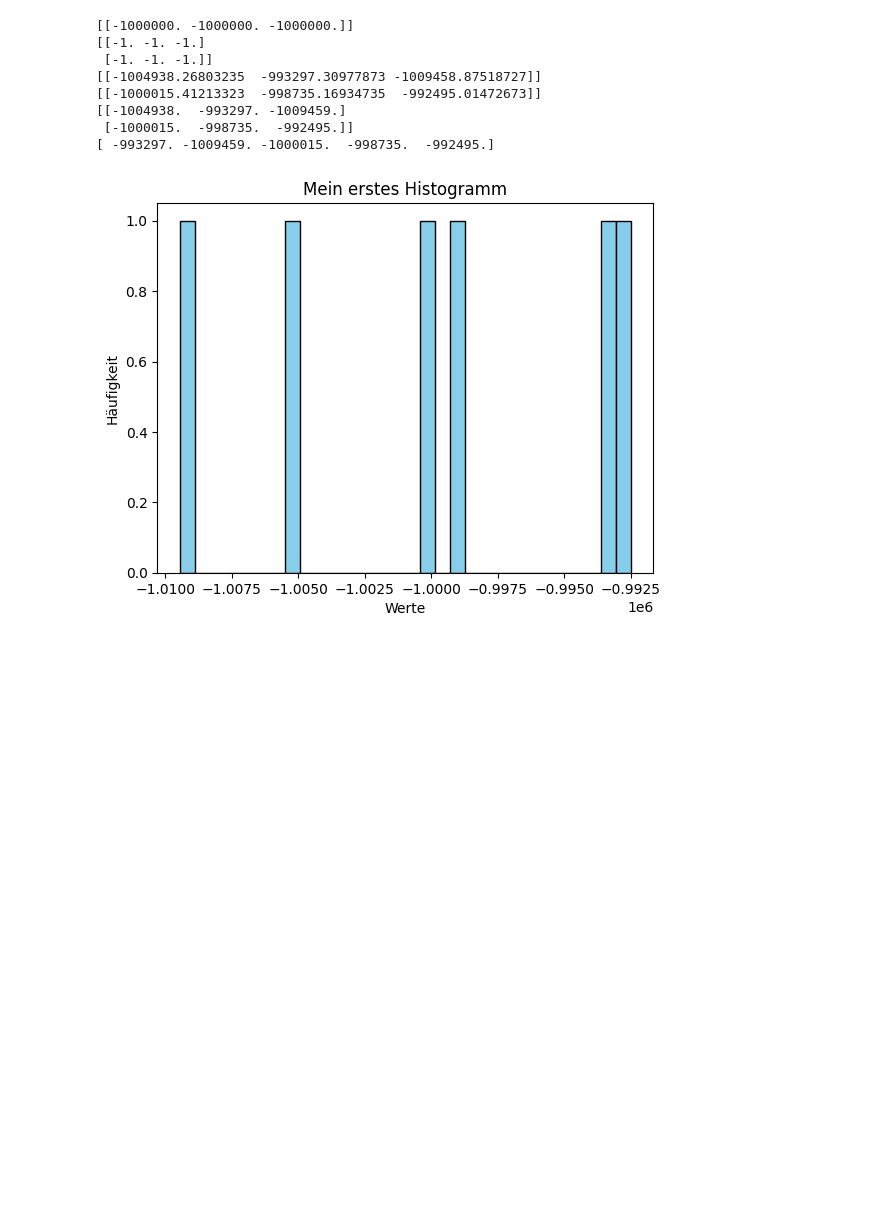
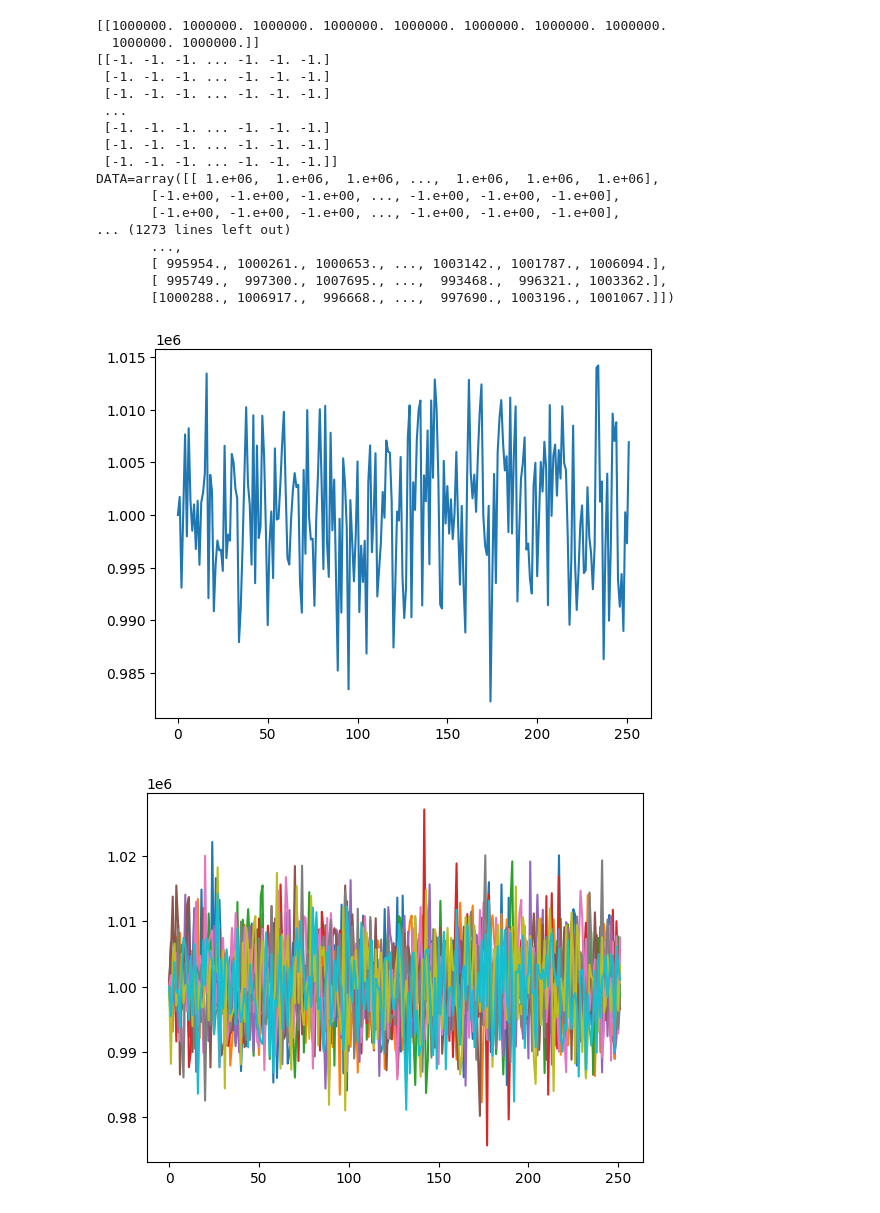
Before and after one commit to smerinobluewin/hello-world, a Jupyter notebook: brown_learning.ipynb, the cells around one changed output. Cells and saved outputs as stored; diff of their text form; code cells hidden in the pictures; blank space fills up the shorter version.

Commit message:
Mit Colab erstellt

```diff
--- a/brown_learning.ipynb
+++ b/brown_learning.ipynb
@@ -3,52 +3,81 @@
 # %%
 import random
 import numpy as np
 import matplotlib.pyplot as plt
 
+
+
+
+
+
 mu=0.05
 sigma=2*mu
 S1=1000000
 C=0
-Npath=3                      # number of simulation paths
-N=2                          # number of time steps (days)
+Npath=10                      # number of simulation paths
+N= 252                         # number of time steps (days)
 dt=1/252                      # 252 trading days
-S1=-1*S1*np.ones((1, Npath))  # initialize row vector of length Npath to build matrix of paths
-# S1=np.round(S1,0)
-print(S1)
+S1=S1*np.ones((1, Npath))  # initialize row vector of length Npath to build matrix of paths
+S1=np.round(S1,0)
+#print(S1)
 DATA=-1*np.ones((N,Npath))    # initialize matrix of paths with Npath scenarios of time length N
-print(DATA)
+#print(DATA)
 # St=np.array([S1], dtype=np.float32)
-for number in range(1,N+1):
+
+DATA[0, :] = S1
+#print(f"{DATA=}")
+
+for number in range(1,N):
   #print(number)
   rng=np.random.default_rng()
   eps=rng.standard_normal((1, Npath)) # Note the tuple for dimensions
+  print(eps)
   #eps=random.normalvariate(mu=0,sigma=1)
   S=S1+S1*(mu*dt+sigma*eps*np.sqrt(dt)) - C*dt
-  print(S)
-  DATA[number-1, :] = S
-  #print(DATA)
+  #print(S)
+  DATA[number, :] = S
   #St=np.column_stack((St,S))
 
 DATA=np.round(DATA,0)
-print(DATA)
+#print(DATA)
+#print(f"{DATA=}")
 #print(St[1:10])
 #print(St[-1])
 
 data=DATA.flatten()
 #print(data[1:11])
 
-plt.hist(data, bins=30, color='skyblue', edgecolor='black')
-plt.title("Mein erstes Histogramm")
-plt.xlabel("Werte")
-plt.ylabel("Häufigkeit")
+# Analogous to plot(x) in MATLAB
+plt.plot(DATA[:,1])
 plt.show()
+
+plt.plot(DATA)
+plt.show()
+
+
+
+#plt.hist(data, bins=30, color='skyblue', edgecolor='black')
+#plt.title("Mein erstes Histogramm")
+#plt.xlabel("Werte")
+#plt.ylabel("Häufigkeit")
+#plt.show()
 # %% [output]
-[[-1000000. -1000000. -1000000.]]
-[[-1. -1. -1.]
- [-1. -1. -1.]]
-[[-1004938.26803235  -993297.30977873 -1009458.87518727]]
-[[-1000015.41213323  -998735.16934735  -992495.01472673]]
-[[-1004938.  -993297. -1009459.]
- [-1000015.  -998735.  -992495.]]
-[ -993297. -1009459. -1000015.  -998735.  -992495.]
+[[1000000. 1000000. 1000000. 1000000. 1000000. 1000000. 1000000. 1000000.
+  1000000. 1000000.]]
+[[-1. -1. -1. ... -1. -1. -1.]
+ [-1. -1. -1. ... -1. -1. -1.]
+ [-1. -1. -1. ... -1. -1. -1.]
+ ...
+ [-1. -1. -1. ... -1. -1. -1.]
+ [-1. -1. -1. ... -1. -1. -1.]
+ [-1. -1. -1. ... -1. -1. -1.]]
+DATA=array([[ 1.e+06,  1.e+06,  1.e+06, ...,  1.e+06,  1.e+06,  1.e+06],
+       [-1.e+00, -1.e+00, -1.e+00, ..., -1.e+00, -1.e+00, -1.e+00],
+       [-1.e+00, -1.e+00, -1.e+00, ..., -1.e+00, -1.e+00, -1.e+00],
+... (1273 lines left out)
+       ...,
+       [ 995954., 1000261., 1000653., ..., 1003142., 1001787., 1006094.],
+       [ 995749.,  997300., 1007695., ...,  993468.,  996321., 1003362.],
+       [1000288., 1006917.,  996668., ...,  997690., 1003196., 1001067.]])
-[figure, old version]
+[figure, new version]
+[figure, added]
```
Also changed, not shown: parts of 1 cell of this notebook.
